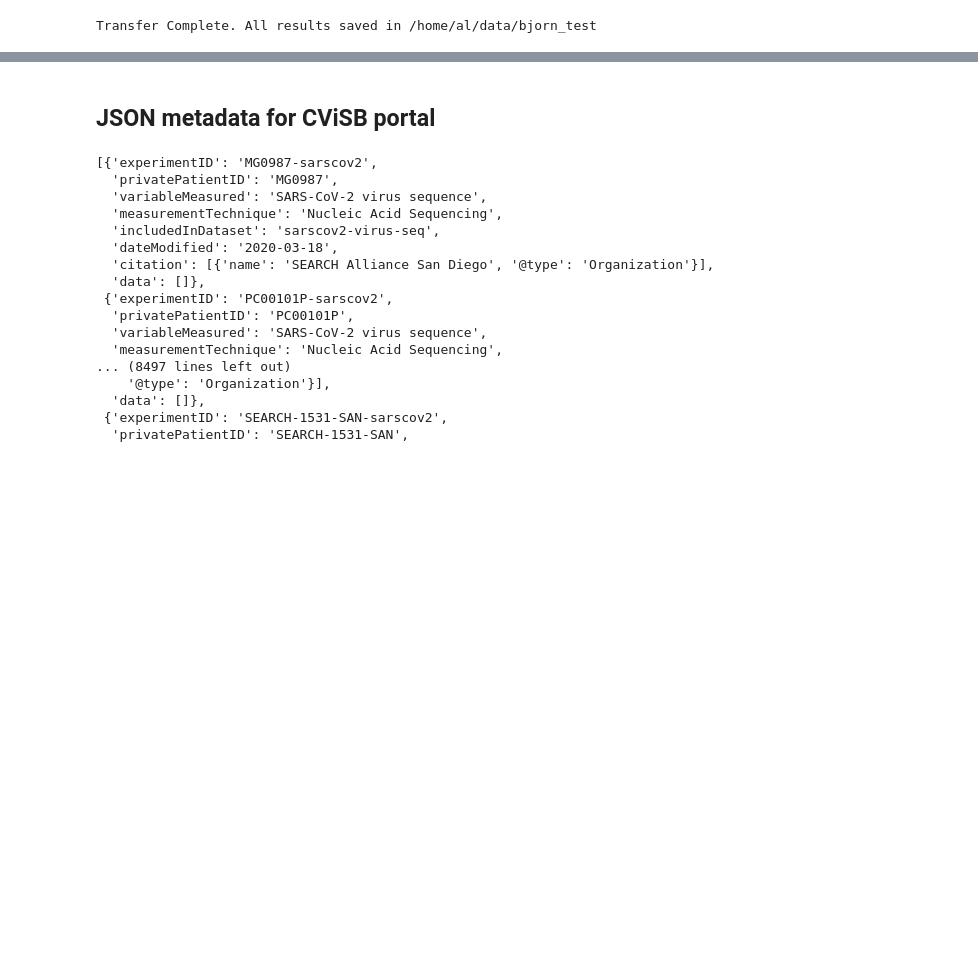
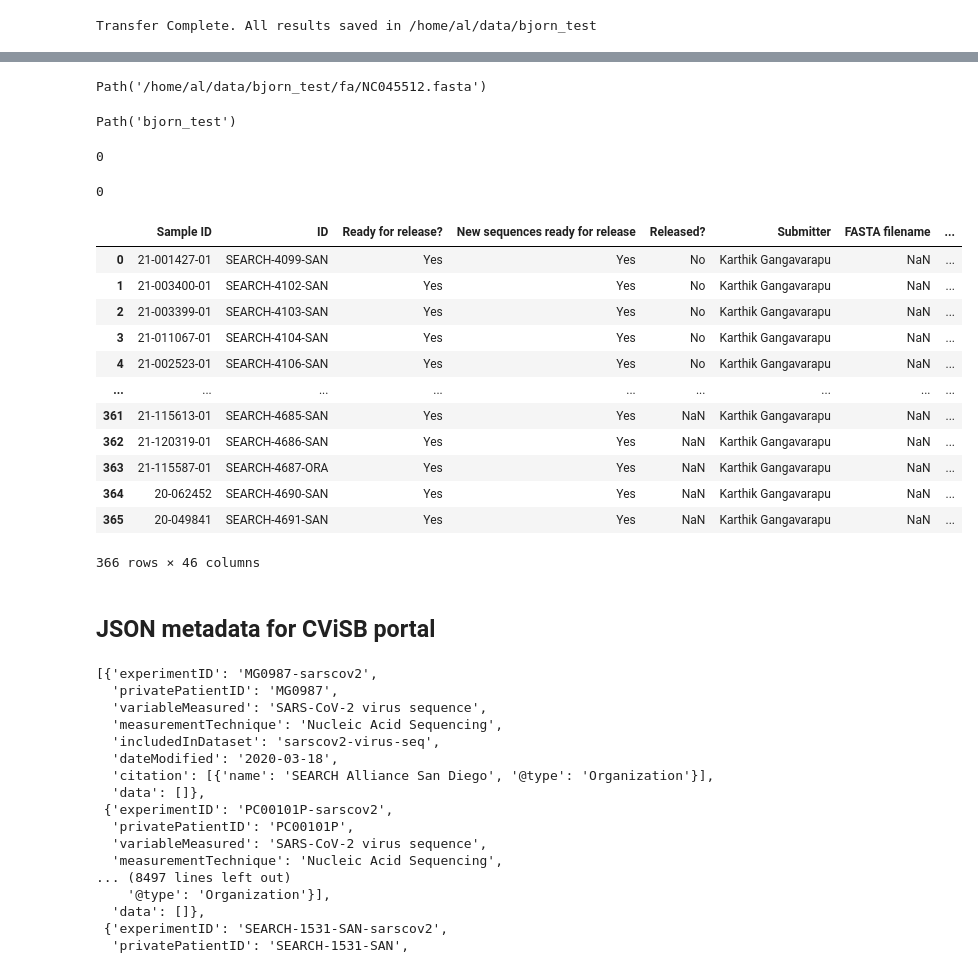
Before and after one commit to AlaaALatif/bjorn, a Jupyter notebook: lab.ipynb, the cells around one changed output, grey strips where cells are left out. Saved outputs shown, nothing was run; the diff lists cells and outputs as text; code cells hidden in the pictures; blank space fills up the shorter version.

```diff
--- a/lab.ipynb
+++ b/lab.ipynb
@@ -132,7 +415,7 @@ Preparing 1205 samples for release
 # %%
 # JOIN results with coverage info
 ans = (
-    pd.merge(final_result, cov_df, on='sample_id')
+    pd.merge(final_result, cov_df, on='sample_id', how='left')
     .assign(
         collection_date = lambda x: pd.to_datetime(x["Collection date"]).dt.strftime("%Y-%m-%d")
     )
@@ -145,21 +428,29 @@ ans = (
         "Originating lab": "originating_lab"
     })
 )
-# COLUMNS TO INCLUDE IN METADATA
-meta_cols = ["ID", "collection_date", "location", "percent_coverage_cds", "avg_depth", "authors", "originating_lab"]
-#, "gb_accession", "gisaid_accession"
-old_metadata = pd.read_csv(released_samples_fpath)
+num_samples_missing_coverage = ans[ans['percent_coverage_cds'].isna()].shape[0]
 
-ans = pd.concat([old_metadata, ans.loc[:, meta_cols]])
+def create_github_meta(new_meta_df: pd.DataFrame, old_meta_filepath: str, meta_cols: list):
+    """Generate Github metadata with updated information about newly released samples"""
+    old_metadata = pd.read_csv(old_meta_filepath)
+    new_metadata = pd.concat([old_metadata, new_meta_df.loc[:, meta_cols]])
+    new_metadata.to_csv(out_dir/'metadata.csv', index=False)
+    return f"Github metadata saved in {out_dir/'metadata.csv'}"
 
-ans.to_csv(out_dir/'metadata.csv', index=False)
+def create_gisaid_meta(new_meta_df: pd.DataFrame, meta_cols: list):
+    """Generate GISAID metadata for newly released samples"""
+    new_meta_df[meta_cols].to_csv(out_dir/'gisaid_metadata.csv', index=False)
+    return f"GISAID metadata saved in {out_dir/'gisaid_metadata.csv'}"
 
+create_github_meta(ans, released_samples_fpath, git_meta_cols)
+create_gisaid_meta(ans, gisaid_meta_cols)
 low_coverage_samples = ans[ans["percent_coverage_cds"] < 90]
 # Data logging
 with open("{}/data_release.log".format(out_dir), 'w') as f:
-    f.write('{} samples were found to have coverage below 90%\n'.format(low_coverage_samples.shape[0]))
-    f.write('{} samples were ignored because they were missing consensus sequence files\n'.format(num_samples_missing_cons))
-    f.write('{} samples were ignored because they were missing BAM sequence files\n'.format(num_samples_missing_bams))
-print("Transfer Complete. All results saved in {}".format(out_dir))
+    f.write(f'{num_samples_missing_coverage} samples are missing coverage information\n')
+    f.write(f'{low_coverage_samples.shape[0]} samples were found to have coverage below 90%\n')
+    f.write(f'{num_samples_missing_cons} samples were ignored because they were missing consensus sequence files\n')
+    f.write(f'{num_samples_missing_bams} samples were ignored because they were missing BAM sequence files\n')
+print(f"Transfer Complete. All results saved in {out_dir}")
 # %% [output]
 Transfer Complete. All results saved in /home/al/data/bjorn_test
@@ -167,0 +492,35 @@ Transfer Complete. All results saved in /home/al/data/bjorn_test
+# %%
+cons_seqs = Path(out_dir/'fa')
+copy(ref_path, cons_seqs)
+# %% [output]
+Path('/home/al/data/bjorn_test/fa/NC045512.fasta')
+# %%
+out_dir.basename()
+# %% [output]
+Path('bjorn_test')
+# %%
+cat_cmd = f"cat {out_dir}/fa/*.fa > {msa_dir/out_dir.basename()}.fa"
+subprocess.check_call(cat_cmd, shell=True)
+# %% [output]
+0
+# %%
+msa_cmd = f"mafft --auto --thread {num_cpus} {msa_dir/out_dir.basename()}.fa > {msa_dir/out_dir.basename()}_aligned.fa"
+subprocess.check_call(msa_cmd, shell=True)
+# %% [output]
+0
+# %%
+ans
+# %% [output]
+|  | Sample ID | ID | Ready for release? | New sequences ready for release | Released? | Submitter | FASTA filename | ... |
+| 0 | 21-001427-01 | SEARCH-4099-SAN | Yes | Yes | No | Karthik Gangavarapu | NaN | ... |
+| 1 | 21-003400-01 | SEARCH-4102-SAN | Yes | Yes | No | Karthik Gangavarapu | NaN | ... |
+| 2 | 21-003399-01 | SEARCH-4103-SAN | Yes | Yes | No | Karthik Gangavarapu | NaN | ... |
+| 3 | 21-011067-01 | SEARCH-4104-SAN | Yes | Yes | No | Karthik Gangavarapu | NaN | ... |
+| 4 | 21-002523-01 | SEARCH-4106-SAN | Yes | Yes | No | Karthik Gangavarapu | NaN | ... |
+| ... | ... | ... | ... | ... | ... | ... | ... | ... |
+| 361 | 21-115613-01 | SEARCH-4685-SAN | Yes | Yes | NaN | Karthik Gangavarapu | NaN | ... |
+| 362 | 21-120319-01 | SEARCH-4686-SAN | Yes | Yes | NaN | Karthik Gangavarapu | NaN | ... |
+| 363 | 21-115587-01 | SEARCH-4687-ORA | Yes | Yes | NaN | Karthik Gangavarapu | NaN | ... |
+| 364 | 20-062452 | SEARCH-4690-SAN | Yes | Yes | NaN | Karthik Gangavarapu | NaN | ... |
+| 365 | 20-049841 | SEARCH-4691-SAN | Yes | Yes | NaN | Karthik Gangavarapu | NaN | ... |
+366 rows × 46 columns
```
Also changed, not shown: parts of 49 cells of this notebook.
